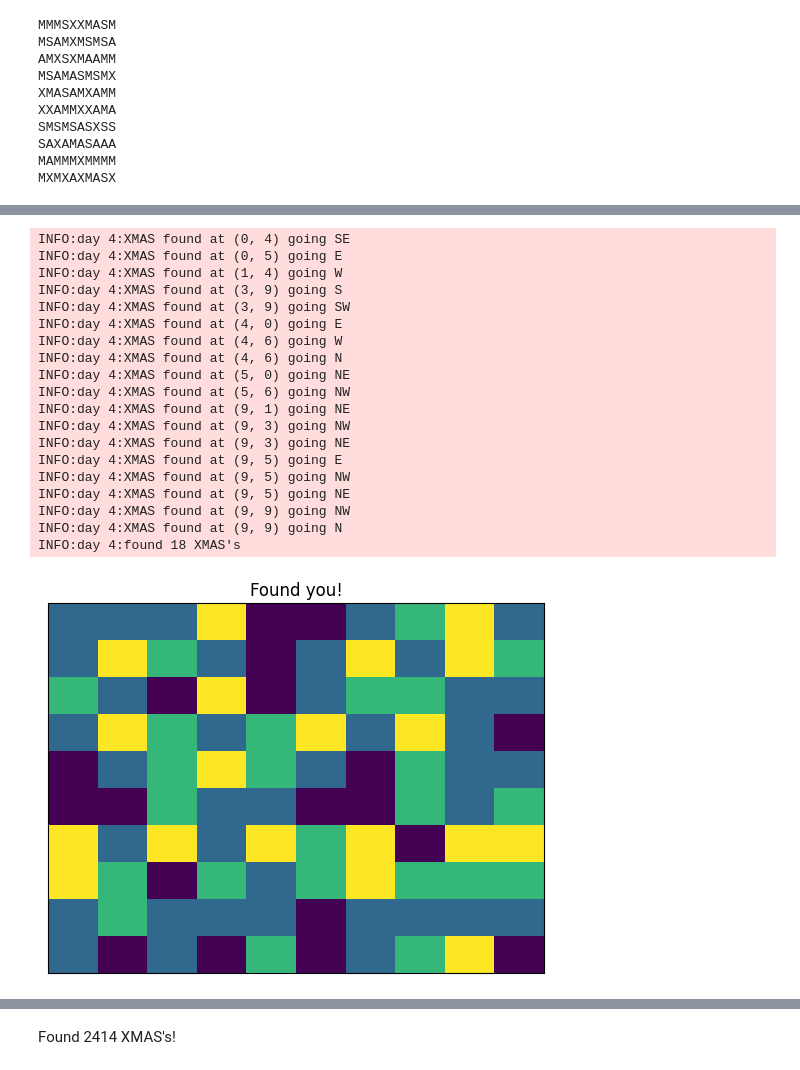
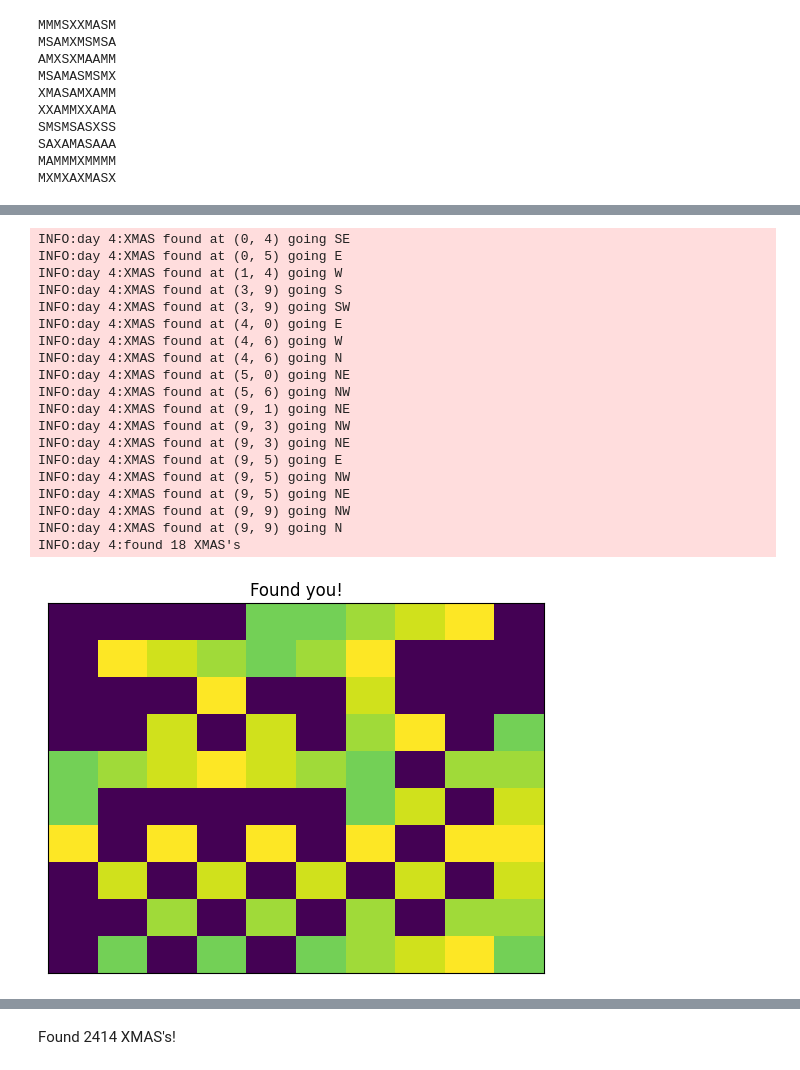
Before and after one commit to nouseforkeys/advent-of-code-24, a Jupyter notebook: day_4.ipynb, the cells around one changed output, grey strips where cells are left out. Cells and saved outputs as stored; diff of their text form; code cells hidden in the pictures.

Commit message:
fixed result plots for part 1

```diff
--- a/day_4.ipynb
+++ b/day_4.ipynb
@@ -74,0 +39,16 @@ create_plot(example, 'Here\'s what we\'re up against')
+# %%
+lut = {
+    '.': 0, 'X': 11, 'M': 12, 'A': 13, 'S': 14
+}
+
+def create_plot(puzzle_input: list[str], title: str):
+    """encodes chars to create visual plot"""
+
+    plottable = [[lut[c] for c in line] for line in puzzle_input]
+
+    fig, ax = plt.subplots()
+    plot_grid(plottable, ax)
+
+    ax.set_title(title)
+
+create_plot(example, 'Here\'s what we\'re up against')
@@ -75,4 +57,16 @@ create_plot(example, 'Here\'s what we\'re up against')
 # %%
+# something for later!
+offsets = {
+    'E': (0, 1),
+    'SE': (1, 1),
+    'S': (1, 0),
+    'SW': (1, -1),
+    'W': (0, -1),
+    'NW': (-1, -1),
+    'N': (-1, 0),
+    'NE': (-1, 1),
+}
+
 # anyway! let's see if we can get the example number (18) before continuing
 def count_xmas(puzzle_input: list[str]) -> int:
     """returns the number of 'XMAS'es in the puzzle input"""
@@ -114,35 +108,50 @@ def check_direction(
         if not 0 <= char_index < len(puzzle_input[0]):
             break
         result += puzzle_input[line_index][char_index]
         line_index += line_offset
         char_index += char_offset
     log.debug(f'{result=}')
     return result == check
 
+
+def create_result_plot(
+        puzzle_input: list[str], results: list[tuple], title: str) -> None:
+    """shows us the results of a solved xmas-word"""
+    solved = [['.' for char in line] for line in puzzle_input]
+    for start, direction in results:
+        line_index, char_index = start
+        line_offset, char_offset = offsets[direction]
+        for _ in 'XMAS':
+            solved[line_index][char_index] = \
+                puzzle_input[line_index][char_index]
+            line_index += line_offset
+            char_index += char_offset
+    create_plot(solved, title)
+
 log.setLevel(logging.INFO)
 example_results = count_xmas(example)
-create_plot(example, 'Found you!', example_results)
+create_result_plot(example, example_results, 'Found you!')
 # %% [output]
 INFO:day 4:XMAS found at (0, 4) going SE
 INFO:day 4:XMAS found at (0, 5) going E
 INFO:day 4:XMAS found at (1, 4) going W
 INFO:day 4:XMAS found at (3, 9) going S
 INFO:day 4:XMAS found at (3, 9) going SW
 INFO:day 4:XMAS found at (4, 0) going E
 INFO:day 4:XMAS found at (4, 6) going W
 INFO:day 4:XMAS found at (4, 6) going N
 INFO:day 4:XMAS found at (5, 0) going NE
 INFO:day 4:XMAS found at (5, 6) going NW
 INFO:day 4:XMAS found at (9, 1) going NE
 INFO:day 4:XMAS found at (9, 3) going NW
 INFO:day 4:XMAS found at (9, 3) going NE
 INFO:day 4:XMAS found at (9, 5) going E
 INFO:day 4:XMAS found at (9, 5) going NW
 INFO:day 4:XMAS found at (9, 5) going NE
 INFO:day 4:XMAS found at (9, 9) going NW
 INFO:day 4:XMAS found at (9, 9) going N
 INFO:day 4:found 18 XMAS's
-[figure, old version]
+[figure, new version]
 # %%
 # ok that works let's solve!
 with open('day_4.txt') as file:
```
Also changed, not shown: parts of 4 cells of this notebook.
